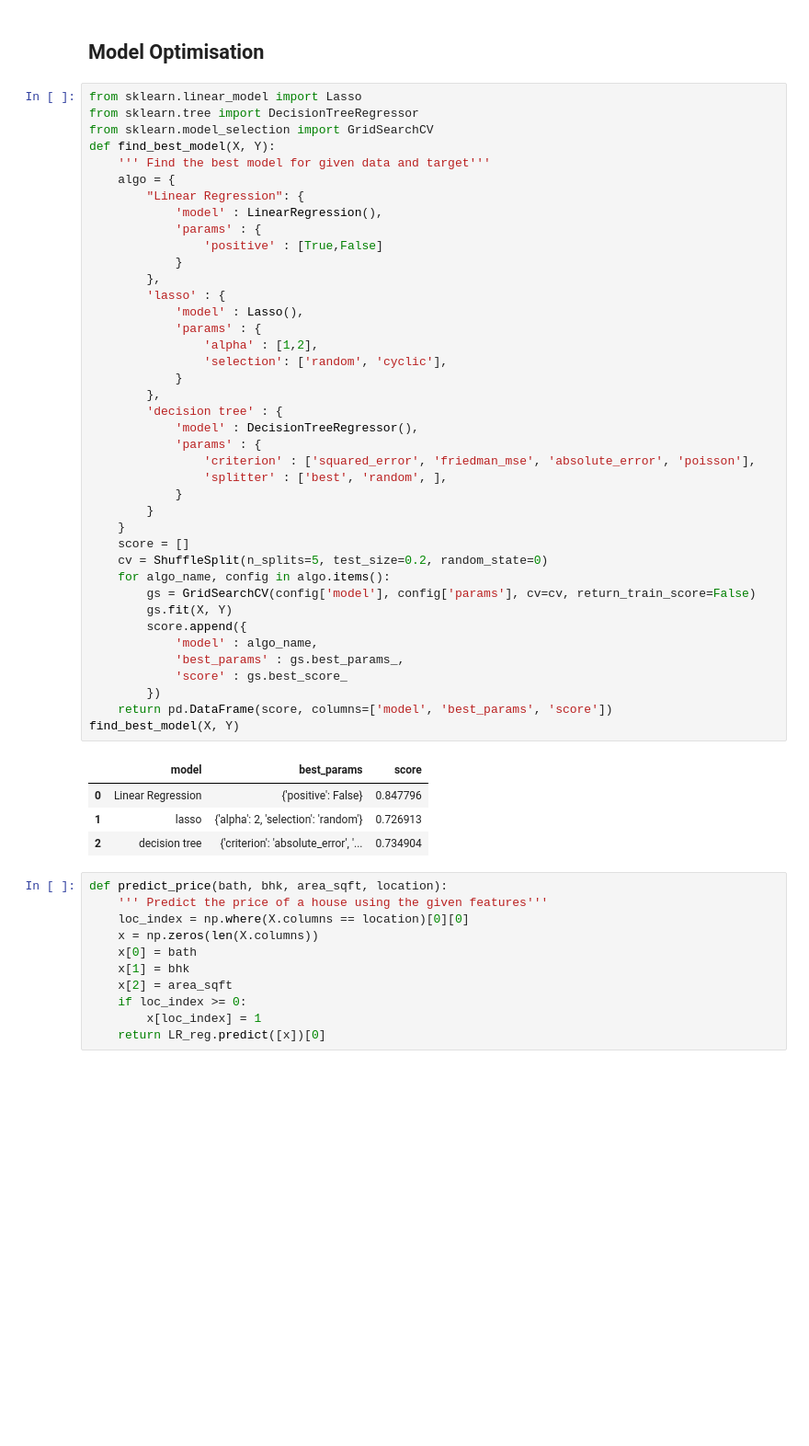
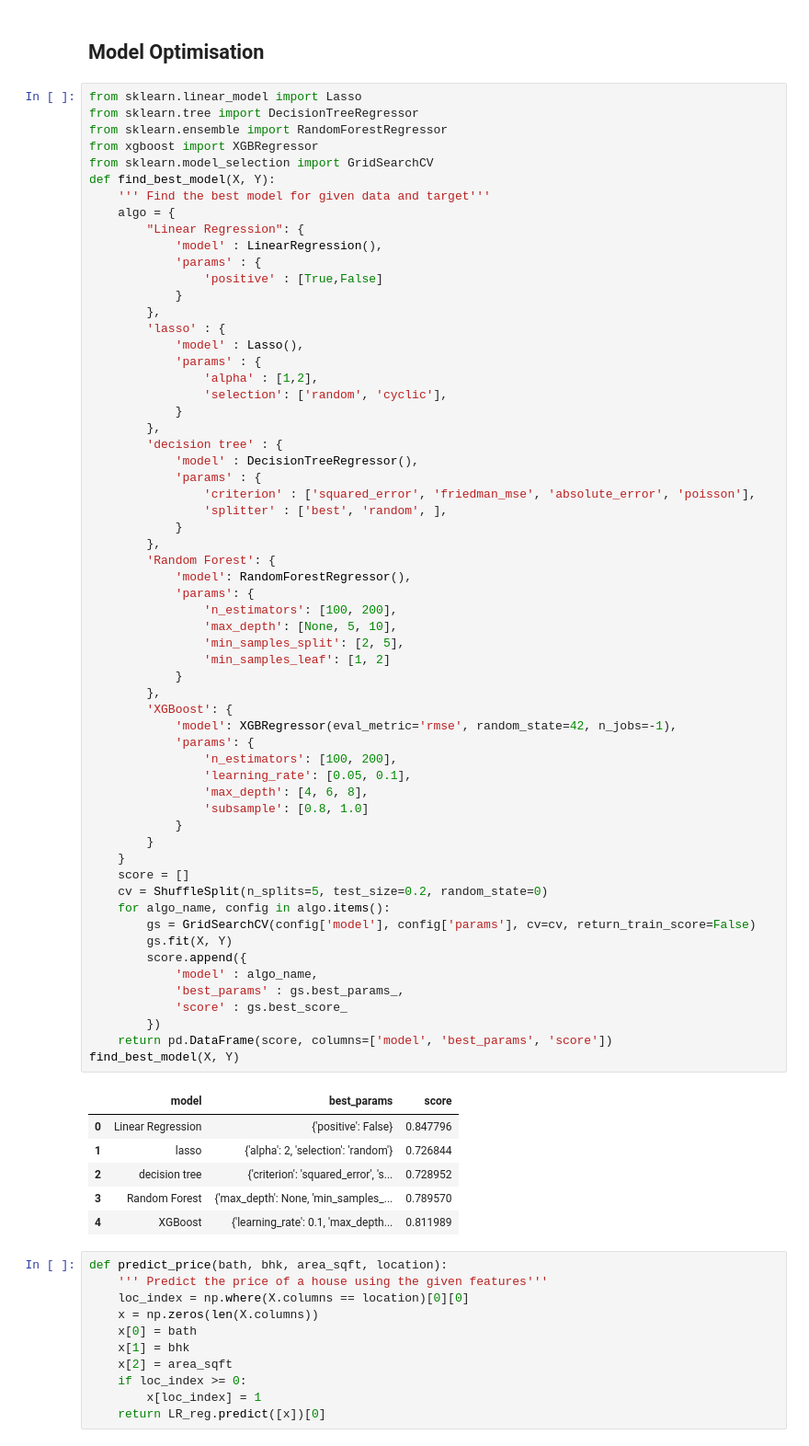
Before and after one commit to abhishekokumar/house_price_prediction, a Jupyter notebook: notebook/house_price_prediction.ipynb, the cells around one changed output. Shown at 92% size. Saved outputs shown, nothing was run; the diff lists cells and outputs as text; blank space fills up the shorter version.

Commit message:
comparsion of other method with random forst and xgboost

```diff
--- a/notebook/house_price_prediction.ipynb
+++ b/notebook/house_price_prediction.ipynb
@@ -785,6 +861,8 @@ plt.show()
 # %%
 from sklearn.linear_model import Lasso
 from sklearn.tree import DecisionTreeRegressor
+from sklearn.ensemble import RandomForestRegressor
+from xgboost import XGBRegressor
 from sklearn.model_selection import GridSearchCV
 def find_best_model(X, Y):
     ''' Find the best model for given data and target'''
@@ -798,35 +876,55 @@ def find_best_model(X, Y):
         'lasso' : {
             'model' : Lasso(),
             'params' : {
                 'alpha' : [1,2],
                 'selection': ['random', 'cyclic'],
             }
         },
         'decision tree' : {
             'model' : DecisionTreeRegressor(),
             'params' : {
                 'criterion' : ['squared_error', 'friedman_mse', 'absolute_error', 'poisson'],
                 'splitter' : ['best', 'random', ],
             }
+        },
+        'Random Forest': {
+            'model': RandomForestRegressor(),
+            'params': {
+                'n_estimators': [100, 200],
+                'max_depth': [None, 5, 10],
+                'min_samples_split': [2, 5],
+                'min_samples_leaf': [1, 2]
+            }
+        },
+        'XGBoost': {
+            'model': XGBRegressor(eval_metric='rmse', random_state=42, n_jobs=-1),
+            'params': {
+                'n_estimators': [100, 200],
+                'learning_rate': [0.05, 0.1],
+                'max_depth': [4, 6, 8],
+                'subsample': [0.8, 1.0]
+            }
         }
     }
     score = []
     cv = ShuffleSplit(n_splits=5, test_size=0.2, random_state=0)
     for algo_name, config in algo.items():
         gs = GridSearchCV(config['model'], config['params'], cv=cv, return_train_score=False)
         gs.fit(X, Y)
         score.append({
             'model' : algo_name,
             'best_params' : gs.best_params_,
             'score' : gs.best_score_
         })
     return pd.DataFrame(score, columns=['model', 'best_params', 'score'])
 find_best_model(X, Y)
 # %% [output]
 |  | model | best_params | score |
 | 0 | Linear Regression | {'positive': False} | 0.847796 |
-| 1 | lasso | {'alpha': 2, 'selection': 'random'} | 0.726913 |
-| 2 | decision tree | {'criterion': 'absolute_error', '... | 0.734904 |
+| 1 | lasso | {'alpha': 2, 'selection': 'random'} | 0.726844 |
+| 2 | decision tree | {'criterion': 'squared_error', 's... | 0.728952 |
+| 3 | Random Forest | {'max_depth': None, 'min_samples_... | 0.789570 |
+| 4 | XGBoost | {'learning_rate': 0.1, 'max_depth... | 0.811989 |
 # %%
 def predict_price(bath, bhk, area_sqft, location):
     ''' Predict the price of a house using the given features'''
```
Also changed, not shown: parts of 2 cells of this notebook, 1 other file.
